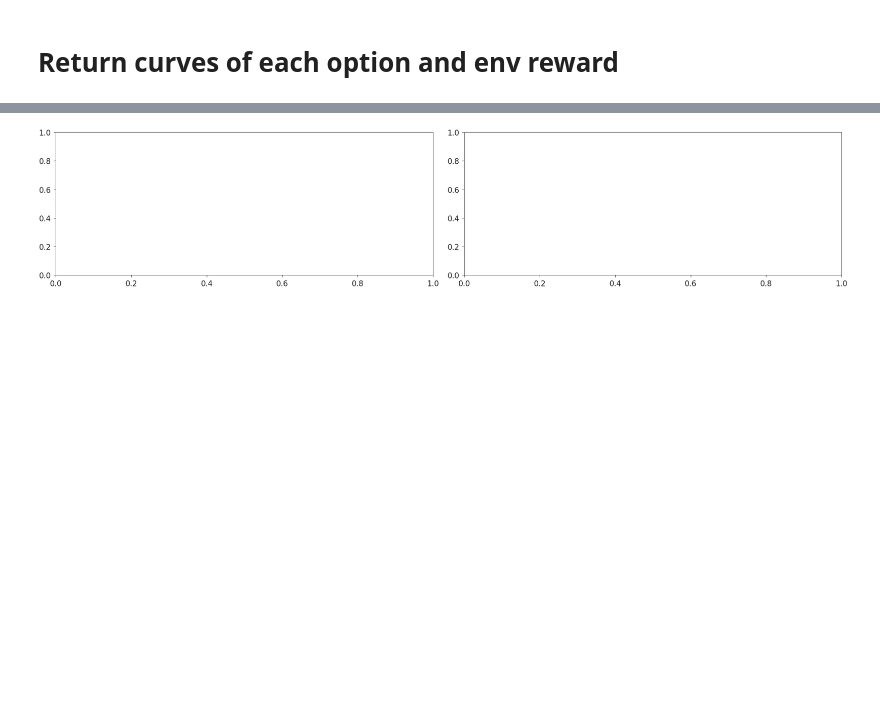
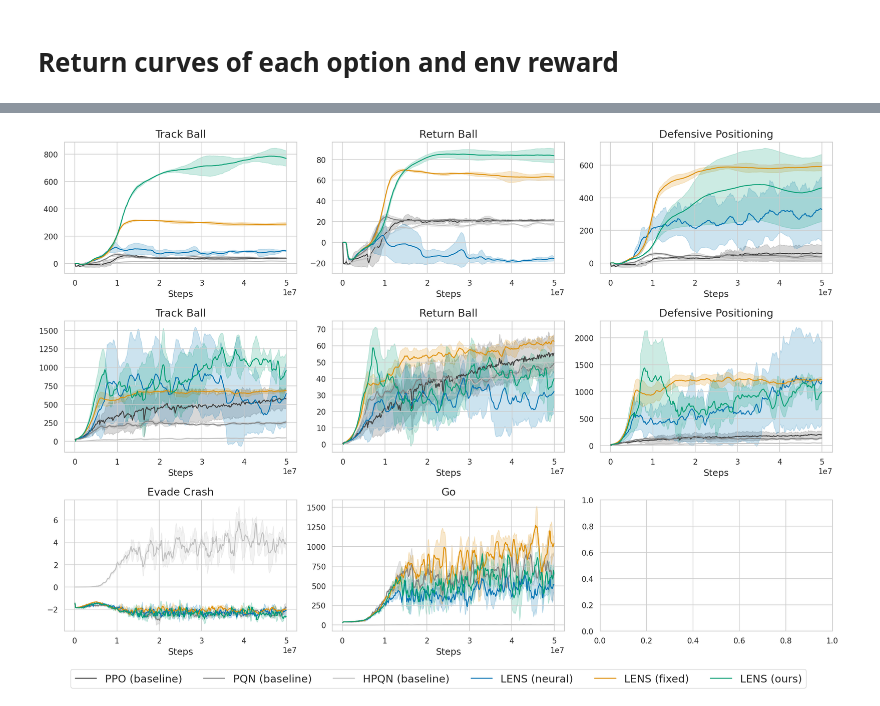
Before and after one commit to remunds/symbolic_options, a Jupyter notebook: src/symbolic_options/plots/plots.ipynb, the cells around one changed output, grey strips where cells are left out. Cells and saved outputs as stored; diff of their text form; code cells hidden in the pictures; blank space fills up the shorter version.

```diff
--- a/src/symbolic_options/plots/plots.ipynb
+++ b/src/symbolic_options/plots/plots.ipynb
@@ -19,18 +19,22 @@ import numpy as np
 
 
 def get_algorithm_from_name(name):
-    if "pre" in name:
+    if "ppo" in name:
+        return "PPO (baseline)"
+    elif "baseline" in name:
+        return "HPQN (baseline)"
+    elif "pre" in name:
         return "Pretrained"
     elif "comb" in name:
         # return "Soft meta-policy"
-        return "$\\text{LENS}$"
+        return "LENS (ours)"
     elif "llm" in name:
         # return "Fixed meta-policy"
-        return "$\\text{LENS}$ (fixed)"
+        return "LENS (fixed)"
     elif "hier" in name:
-        return "$\\text{LENS}$ (neural)"
+        return "LENS (neural)"
     elif "pqn" in name:
-        return "$\\text{PQN}$"
+        return "PQN (baseline)"
     else:
         return "Unknown"
 # %%
@@ -356,6 +402,7 @@ def moving_average(x, window_size=5):
 # %%
 def single_run_plot(ax1, df, run_name, option_labels, game_name):
     # colors = cm.get_cmap("tab10")
+    run_name = run_name.lower()
     row = df[df["run_name"] == run_name].iloc[0]
 
     # sns.set_context("paper")
@@ -845,10 +877,16 @@ def single_reward_plot(game_data, algos, reward_row, ax, opt_name):
     # plot the reward (e.g. collect_divers) of all algos
     # sns.set_theme(context="paper", style="ticks")
     colors = sns.color_palette("colorblind")
+    # gray_palette = ["#d9d9d9", "#bdbdbd", "#969696"]  # light to dark grays
+    # gray_palette = ["#969696", "#737373", "#525252"]  # progressively darker
+    baselines = ['PPO (baseline)', 'PQN (baseline)', 'HPQN (baseline)']
+    non_baselines = [algo for algo in algos if get_algorithm_from_name(algo) not in baselines]
+    print(non_baselines)
+    # colors = sns.color_palette("crest", n_colors=len(non_baselines))  # use a color palette for non-baselines
+    colors_baseline = sns.color_palette("gray", n_colors=len(baselines))  # use a gray palette for baselines
     # with plt.rc_context(bundles.neurips2024(usetex=False)):
         # fig, ax = plt.subplots()
     for algo in algos:
-        print(algo)
         alg = algo
         if "pqn_hier_comb" in algo and game_data["run_name"].str.contains("Craft").any():
             alg = "pqn_hier_llm_comb_Craftax-Classic-Symbolic-v1"
@@ -861,12 +899,13 @@ def single_reward_plot(game_data, algos, reward_row, ax, opt_name):
         # stds = (stds - np.nanmin(stds)) / (np.nanmax(stds) - np.nanmin(stds) + 1e-8)
         x_data = x_data[:len(means)]
         alg_label = get_algorithm_from_name(algo)
-        if alg_label == "$\\text{PQN}$":
+        if alg_label in baselines:
             # make gray
-            alg_label = "$\\text{PQN}$ (Baseline)"
-            color = "gray"
+            color = colors_baseline[baselines.index(alg_label)]
         else:
-            color = colors[algos.index(algo)]
+            print(alg)
+            print(non_baselines.index(alg))
+            color = colors[non_baselines.index(alg)]
             # alg_label = alg_label + " (ours)"
         ax.plot(x_data, means, label=alg_label, color=color, zorder=1)
         ax.fill_between(x_data, means - stds, means + stds, color=color, alpha=0.2, zorder=0)
@@ -878,11 +917,25 @@ def single_reward_plot(game_data, algos, reward_row, ax, opt_name):
 def multi_reward_plot(df, opt_names, axes):
     # plot all single_reward_plots for all envs
     game_name = df["run_name"].iloc[0].split("_")[-1]
-    opts = ["opt0", "opt1", "opt2"]
-    if "Craft" in game_name:
+    # opts = ["opt0", "opt1", "opt2"]
+    opts = ["opt3", "opt4", "opt5"]
+    if "sea" in game_name:
+        opts = ["opt4", "opt5", "opt6"]
+    if "craft" in game_name:
         opts = ["opt0", "opt1", "opt2", "opt3", "opt4"]
+    if "freeway" in game_name:
+        opts = ["opt0", "opt1"]
+    if "breakout" in game_name:
+        opts = ["opt0", "opt1", "opt2"]
+    if "pong" in game_name:
+        opts = ["opt0", "opt1", "opt2"]
     for i, opt in enumerate(opts):
-        single_reward_plot(df, [f"pqn_{game_name}", f"pqn_hier_{game_name}", f"pqn_hier_llm_{game_name}", f"pqn_hier_comb_{game_name}"], opt, axes[i], opt_names[i])
+        if "craft" in game_name:
+            single_reward_plot(df, [f"pqn_{game_name}", f"pqn_hier_{game_name}", f"pqn_hier_llm_{game_name}", f"pqn_hier_llm_comb_{game_name}"], opt, axes[i], opt_names[i])
+        elif "freeway" in game_name:
+            single_reward_plot(df, [f"pqn_{game_name}", f"pqn_hier_baseline_{game_name}", f"pqn_hier_{game_name}", f"pqn_hier_llm_{game_name}", f"pqn_hier_comb_{game_name}"], opt, axes[i], opt_names[i])
+        else:
+            single_reward_plot(df, [f"ppo_{game_name}", f"pqn_{game_name}", f"pqn_hier_baseline_{game_name}", f"pqn_hier_{game_name}", f"pqn_hier_llm_{game_name}", f"pqn_hier_comb_{game_name}"], opt, axes[i], opt_names[i])
 
 with plt.rc_context({
     **bundles.neurips2024(usetex=False),
@@ -896,8 +949,8 @@ with plt.rc_context({
 }):
     sns.set_style("whitegrid")
     fig, axs = plt.subplots(2, 3, figsize=(15, 6))
-    seaquest_opt_names = ["Shoot Enemies", "Rescue Divers", "Surface"]
-    kangaroo_opt_names = ["Move Up", "Handle Threads", "Collect Fruits"]
+    seaquest_opt_names = ["Rescue Divers", "Shoot Enemies", "Surface"]
+    kangaroo_opt_names = ["Move Up", "Handle Threats", "Collect Fruits"]
     multi_reward_plot(seaquest_df, seaquest_opt_names, axs[0])
     multi_reward_plot(kangaroo_df, kangaroo_opt_names, axs[1])
 
@@ -921,8 +974,41 @@ with plt.rc_context({
     "legend.fontsize": 14,
     "font.size": 12
 }):
+    sns.set_style("whitegrid")
     # Craftax as separate plot
     fig, axs = plt.subplots(1, 5, figsize=(15, 3))
     craftax_opt_names = ["Survival", "Combat", "Craft", "Collect Resources", "Exploration"]
     multi_reward_plot(craftax_df, craftax_opt_names, axs)
+    handles, labels = axs[0].get_legend_handles_labels()
+    fig.legend(handles, labels, loc='lower center', ncol=len(labels), bbox_to_anchor=(0.5, -0.20))
+    plt.savefig("multi_reward_plot_craftax.pdf", bbox_inches="tight")
+    plt.show()
+
+with plt.rc_context({
+    **bundles.neurips2024(usetex=False),
+    # **axes.lines(),
+    "axes.titlesize": 14,
+    "axes.labelsize": 12,
+    "xtick.labelsize": 10,
+    "ytick.labelsize": 10,
+    "legend.fontsize": 14,
+    "font.size": 12
+}):
+    sns.set_style("whitegrid")
+    # Remaining as separate plot
+    breakout_opt_names = ["Track Ball", "Return Ball", "Defensive Positioning"]
+    pong_opt_names = ["Track Ball", "Return Ball", "Defensive Positioning"]
+    freeway_opt_names = ["Evade Crash", "Go"]
+    fig, axs = plt.subplots(3, 3, figsize=(15, 10))
+    multi_reward_plot(pong_df, pong_opt_names, axs[0])
+    multi_reward_plot(breakout_df, breakout_opt_names, axs[1])
+    multi_reward_plot(freeway_df, freeway_opt_names, axs[2])
+    handles, labels = axs[0][0].get_legend_handles_labels()
+    fig.legend(handles, labels, loc='lower center', ncol=len(labels), bbox_to_anchor=(0.5, -0.05))
+    # fig.text(-0.01, 0.77, "Pong", va='center', ha='center', rotation='vertical', fontsize=15, fontweight='bold')
+    # fig.text(-0.01, 0.27, "Breakout", va='center', ha='center', rotation='vertical', fontsize=15, fontweight='bold')
+    # fig.text(-0.01, -0.23, "Freeway", va='center', ha='center', rotation='vertical', fontsize=15, fontweight='bold')
+    fig.tight_layout()
+    plt.savefig("multi_reward_plot_rest.pdf", bbox_inches="tight")
+    plt.show()
 # %% [output]
@@ -963 +1032 @@ findfont: Generic family 'serif' not found because none of the following familie
-[figure, old version]
+[figure, new version]
```
Also changed, not shown: parts of 15 cells of this notebook, 3 other files.
